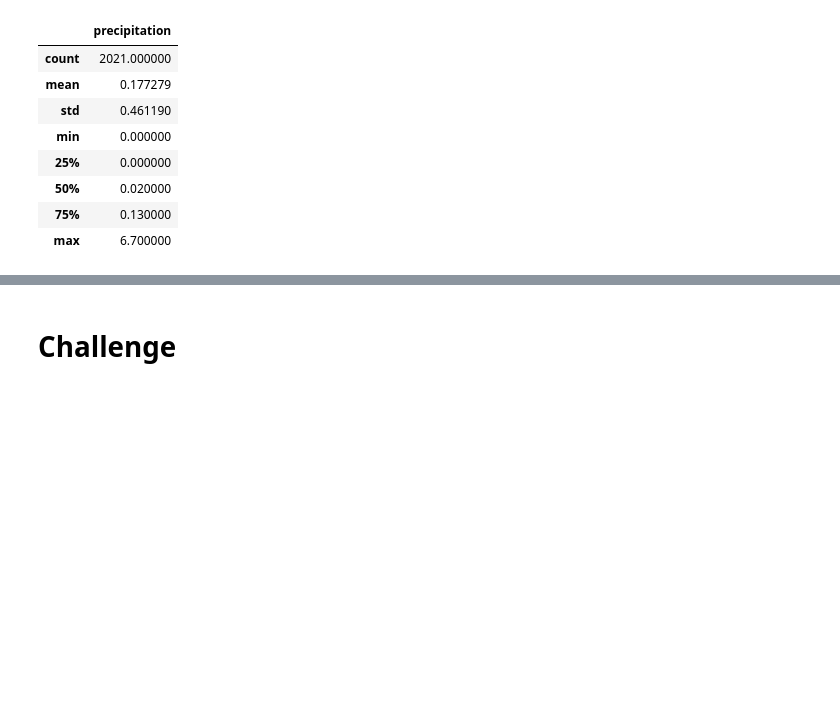
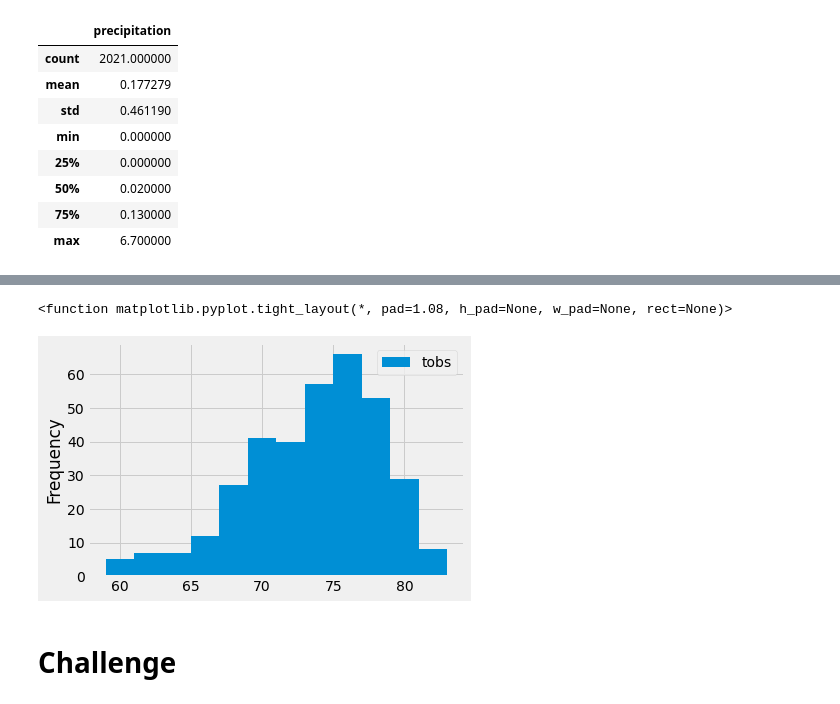
Before and after one commit to svmanohar/surfs_up, a Jupyter notebook: climate_analysis.ipynb, the cells around one changed output, grey strips where cells are left out. Drawn from its saved outputs; the diff is of its cells as text; code cells hidden in the pictures; blank space fills up the shorter version.

Commit message:
Added high-activity station histogram

```diff
--- a/climate_analysis.ipynb
+++ b/climate_analysis.ipynb
@@ -172,3 +208,8 @@ df.describe()
 # %%
 # Choose the station with the highest number of temperature observations.
 # Query the last 12 months of temperature observation data for this station and plot the results as a histogram
+results = session.query(Measurement.tobs).\
+    filter(Measurement.station == 'USC00519281').\
+    filter(Measurement.date >= prev_year).all()
+
+print(results)
@@ -174,0 +218,5 @@ df.describe()
+# %%
+# Convert the above data to a dataframe
+
+df = pd.DataFrame(results, columns=['tobs'])
+print(df)
@@ -175,3 +238,13 @@ df.describe()
+# %%
+# Create a histogram to plot the above dataframe
+
+# Choose the number of bins to place our data in
+# The hist() function will arbitrarily choose the bin ranges as long as we pass the number of bins required
+df.plot.hist(bins=12)
+plt.tight_layout # squeeze x-axis labels for presentation purposes
+# %% [output]
+<function matplotlib.pyplot.tight_layout(*, pad=1.08, h_pad=None, w_pad=None, rect=None)>
+[figure, added]
 # %%
 # Write a function called `calc_temps` that will accept start date and end date in the format '%Y-%m-%d'
 # and return the minimum, average, and maximum temperatures for that range of dates
```
Also changed, not shown: parts of 8 cells of this notebook.
